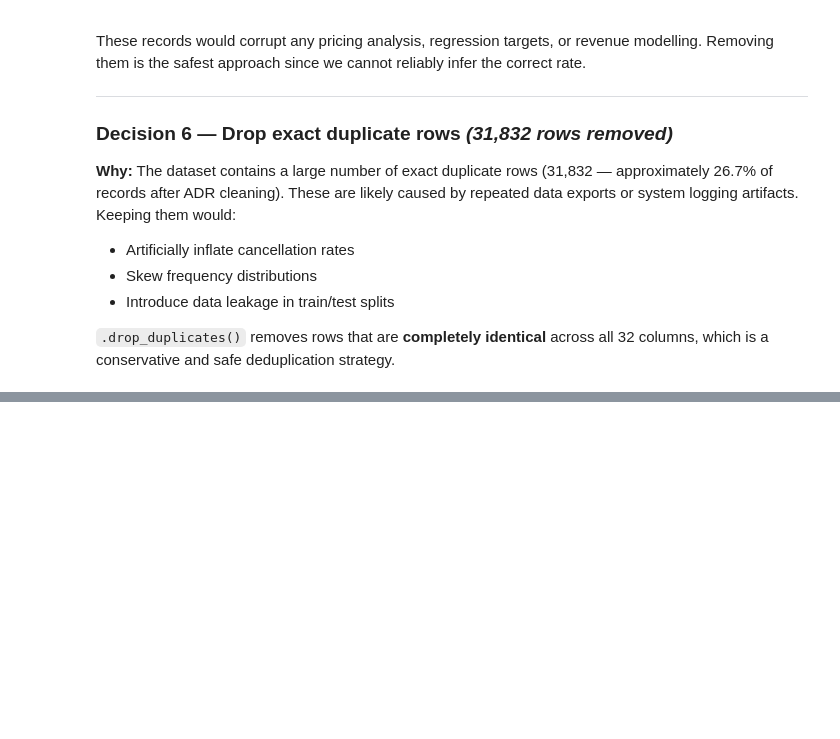
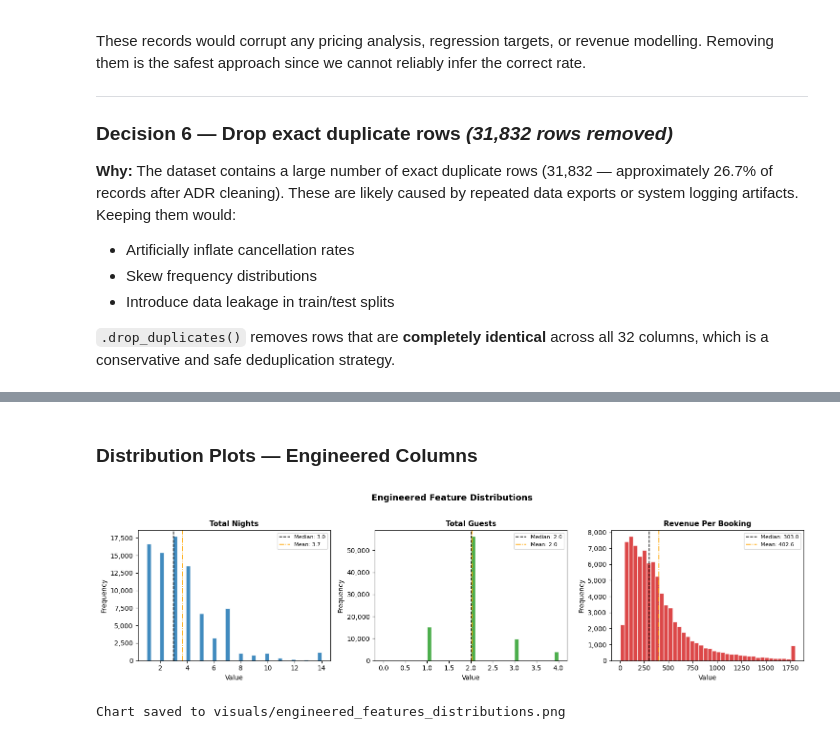
Before and after one commit to Sneha140202/hotel-booking-analysis, a Jupyter notebook: notebooks/02_data_cleaning.ipynb, the cells around one changed output, grey strips where cells are left out. Cells and saved outputs as stored; diff of their text form; code cells hidden in the pictures; blank space fills up the shorter version.

```diff
--- a/notebooks/02_data_cleaning.ipynb
+++ b/notebooks/02_data_cleaning.ipynb
@@ -316,0 +423,8 @@ These records would corrupt any pricing analysis, regression targets, or revenue
+# %%
+df["revenue_per_booking"] = df["adr"] * df["total_nights"]
+
+print(f"revenue_per_booking — dtype : {df['revenue_per_booking'].dtype}")
+print(f"  min  : £{df['revenue_per_booking'].min():.2f}")
+print(f"  max  : £{df['revenue_per_booking'].max():.2f}")
+print(f"  mean : £{df['revenue_per_booking'].mean():.2f}")
+print(f"  median : £{df['revenue_per_booking'].median():.2f}")
@@ -316,0 +477,5 @@ These records would corrupt any pricing analysis, regression targets, or revenue
+# %%
+eng_cols = ["total_nights", "total_guests", "revenue_per_booking"]
+
+print("Statistical summary — engineered numeric columns:")
+df[eng_cols].describe().round(2)
@@ -316,0 +493,30 @@ These records would corrupt any pricing analysis, regression targets, or revenue
+# %% [markdown]
+### Distribution Plots — Engineered Columns
+# %%
+fig, axes = plt.subplots(1, 3, figsize=(15, 4))
+fig.suptitle("Engineered Feature Distributions",
+             fontsize=13, fontweight="bold", y=1.02)
+
+palette = ["#1f77b4", "#2ca02c", "#d62728"]
+
+for ax, col, color in zip(axes, eng_cols, palette):
+    data = df[col].clip(upper=df[col].quantile(0.99))  # cap outliers for readability
+    ax.hist(data, bins=40, color=color, edgecolor="white", alpha=0.85)
+    ax.set_title(col.replace("_", " ").title(), fontsize=11, fontweight="bold")
+    ax.set_xlabel("Value", fontsize=10)
+    ax.set_ylabel("Frequency", fontsize=10)
+    ax.yaxis.set_major_formatter(mtick.FuncFormatter(lambda x, _: f"{int(x):,}"))
+    ax.axvline(df[col].median(), color="black", linestyle="--",
+               linewidth=1.2, label=f"Median: {df[col].median():.1f}")
+    ax.axvline(df[col].mean(),   color="orange", linestyle="-.",
+               linewidth=1.2, label=f"Mean: {df[col].mean():.1f}")
+    ax.legend(fontsize=8)
+
+plt.tight_layout()
+plt.savefig("../visuals/engineered_features_distributions.png",
+            dpi=150, bbox_inches="tight", facecolor="white")
+plt.show()
+print("Chart saved to visuals/engineered_features_distributions.png")
+# %% [output]
+[figure, added]
+Chart saved to visuals/engineered_features_distributions.png
```
Also changed, not shown: parts of 21 cells of this notebook.
